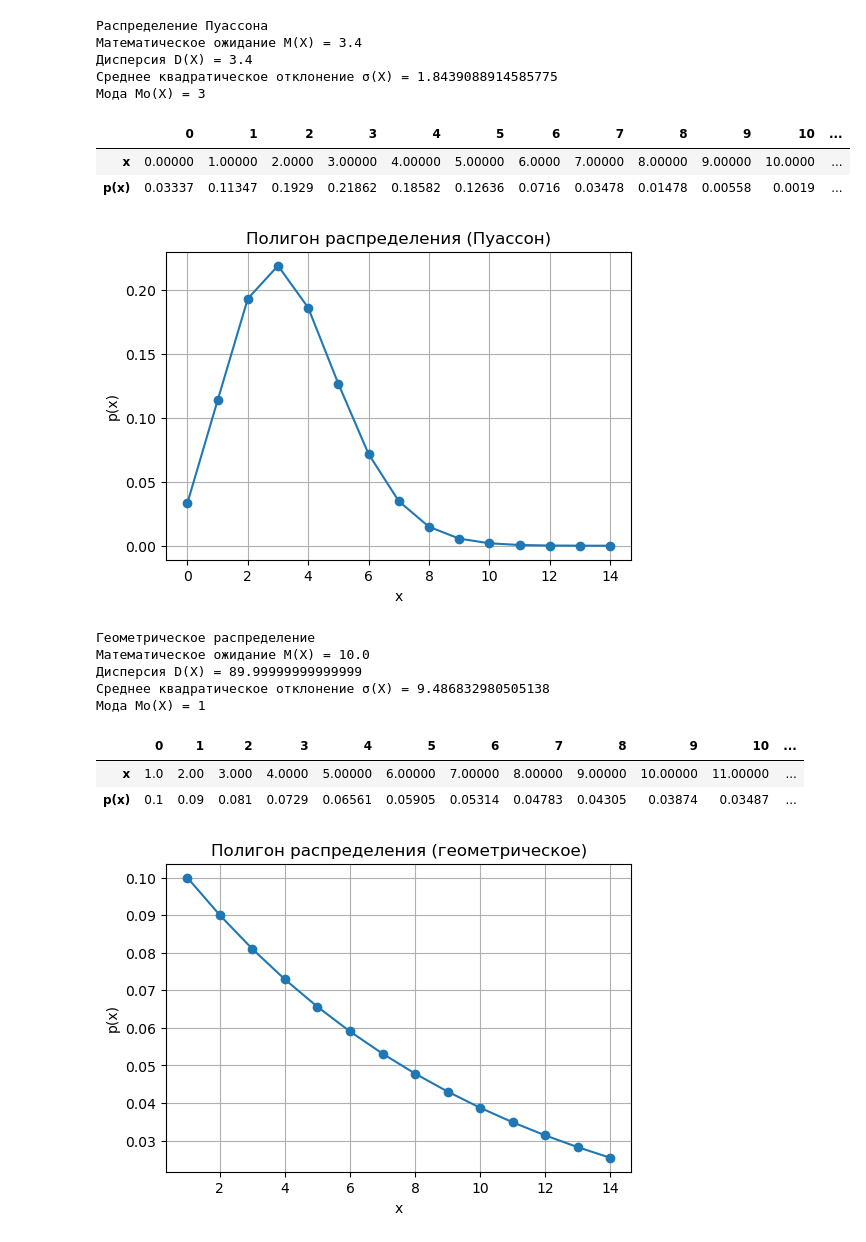
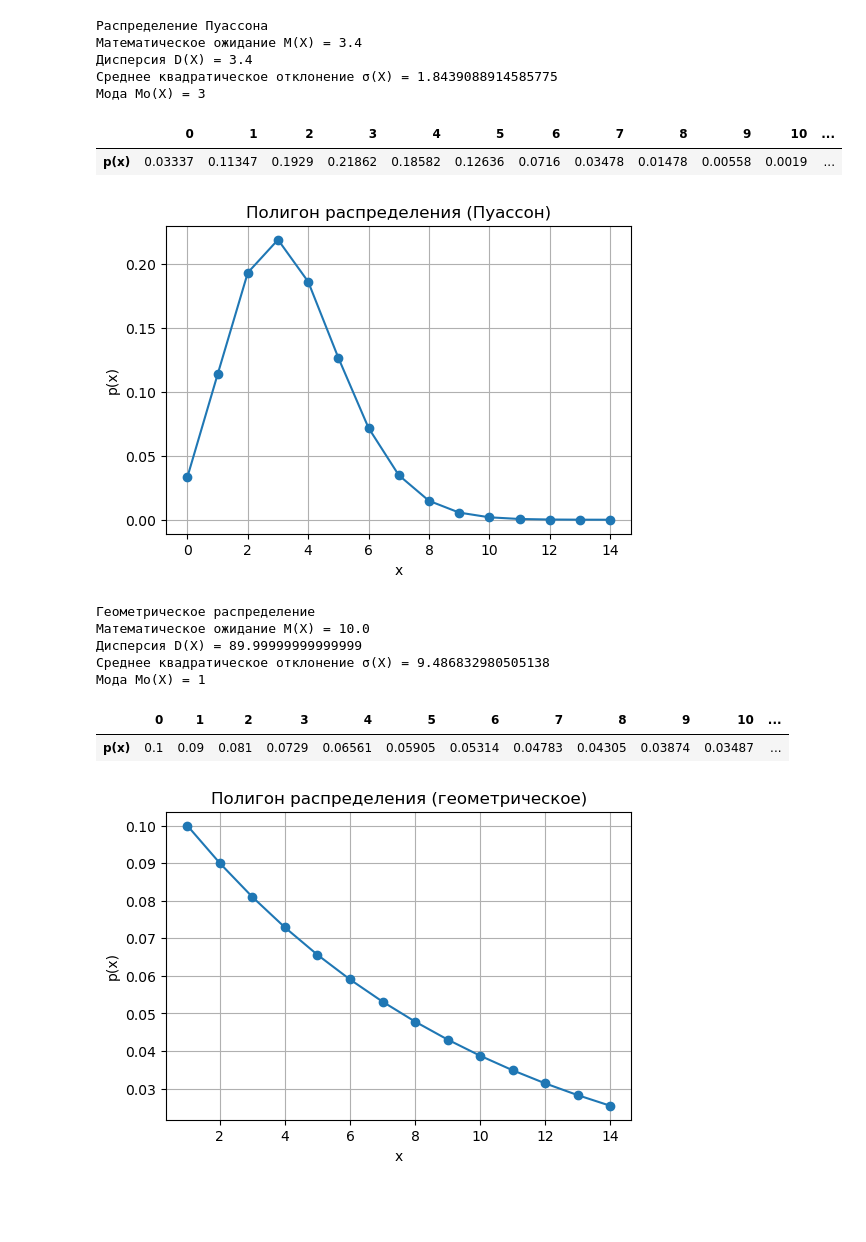
Before and after one commit to sshrgzv/RSREU-ProbabilityTheory, a Jupyter notebook: 5/5 СDF.ipynb, the cells around one changed output. Saved outputs shown, nothing was run; the diff lists cells and outputs as text; code cells hidden in the pictures; blank space fills up the shorter version.

```diff
--- a/5/5 СDF.ipynb
+++ b/5/5 СDF.ipynb
@@ -69,36 +68,35 @@ px = [math.exp(-lam) * lam**k / math.factorial(k) for k in x]
 
 M = lam
 D = lam
 sigma = math.sqrt(lam)
 mode = math.floor(lam)
 
 print("\nРаспределение Пуассона")
 print(f"Математическое ожидание M(X) = {M}")
 print(f"Дисперсия D(X) = {D}")
 print(f"Среднее квадратическое отклонение σ(X) = {sigma}")
 print(f"Мода Mo(X) = {mode}")
 
 df = pd.DataFrame(
-    [x, np.round(px, 5)],
-    index=["x", "p(x)"]
+    [np.round(px, 5)],
+    index=["p(x)"]
 )
 display(df)
 
 plt.figure(figsize=(6, 4))
 plt.plot(x, px, marker='o')
 plt.title("Полигон распределения (Пуассон)")
 plt.xlabel("x")
 plt.ylabel("p(x)")
 plt.grid(True)
 plt.show()
 # %% [output]
 Распределение Пуассона
 Математическое ожидание M(X) = 3.4
 Дисперсия D(X) = 3.4
 Среднее квадратическое отклонение σ(X) = 1.8439088914585775
 Мода Mo(X) = 3
 |  | 0 | 1 | 2 | 3 | 4 | 5 | 6 | 7 | 8 | 9 | 10 | ... |
-| x | 0.00000 | 1.00000 | 2.0000 | 3.00000 | 4.00000 | 5.00000 | 6.0000 | 7.00000 | 8.00000 | 9.00000 | 10.0000 | ... |
 | p(x) | 0.03337 | 0.11347 | 0.1929 | 0.21862 | 0.18582 | 0.12636 | 0.0716 | 0.03478 | 0.01478 | 0.00558 | 0.0019 | ... |
 [figure]
 # %%
@@ -127,8 +125,8 @@ print(f"Среднее квадратическое отклонение σ(X) =
 print(f"Мода Mo(X) = {mode}")
 
 df = pd.DataFrame(
-    [x, np.round(px, 5)],
-    index=["x", "p(x)"]
+    [np.round(px, 5)],
+    index=["p(x)"]
 )
 display(df)
 
@@ -146,7 +144,6 @@ plt.show()
 Среднее квадратическое отклонение σ(X) = 9.486832980505138
 Мода Mo(X) = 1
 |  | 0 | 1 | 2 | 3 | 4 | 5 | 6 | 7 | 8 | 9 | 10 | ... |
-| x | 1.0 | 2.00 | 3.000 | 4.0000 | 5.00000 | 6.00000 | 7.00000 | 8.00000 | 9.00000 | 10.00000 | 11.00000 | ... |
 | p(x) | 0.1 | 0.09 | 0.081 | 0.0729 | 0.06561 | 0.05905 | 0.05314 | 0.04783 | 0.04305 | 0.03874 | 0.03487 | ... |
 [figure]
 # %%
```
Also changed, not shown: parts of 2 cells of this notebook.
